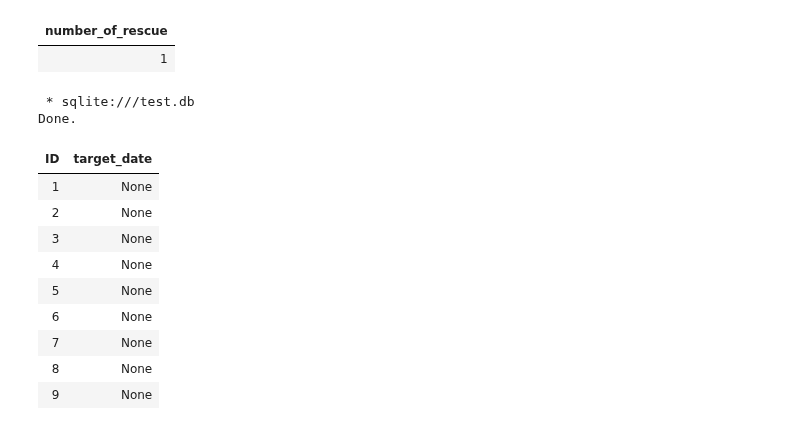
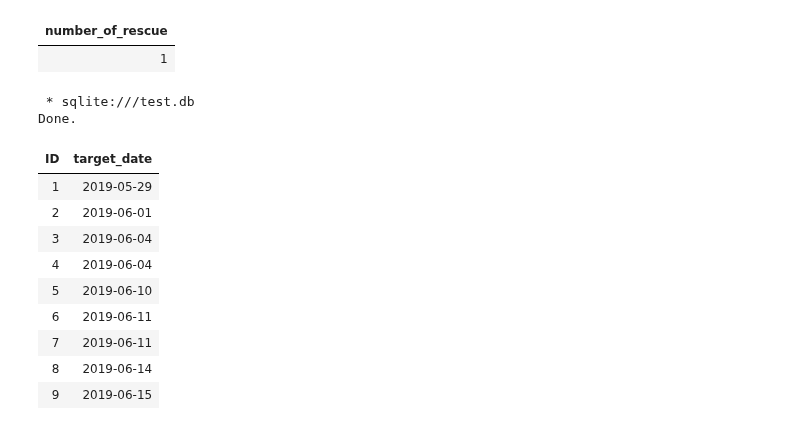
Before and after one commit to Immortal-Pi/IBMdatascience, a Jupyter notebook: Sql/BuiltInFunctions.ipynb, the cells around one changed output. Cells and saved outputs as stored; diff of their text form; code cells hidden in the pictures.

Commit message:
sql date

```diff
--- a/Sql/BuiltInFunctions.ipynb
+++ b/Sql/BuiltInFunctions.ipynb
@@ -296,17 +296,17 @@ Done.
 | 1 |
 # %%
 %%sql
-select id, strftime(rescuedate,'+1 years') as target_date from petrescue
+select id, date(rescuedate,'+1 year') as target_date from petrescue
 # %% [output]
  * sqlite:///test.db
 Done.
 | ID | target_date |
-| 1 | None |
-| 2 | None |
-| 3 | None |
-| 4 | None |
-| 5 | None |
-| 6 | None |
-| 7 | None |
-| 8 | None |
-| 9 | None |
+| 1 | 2019-05-29 |
+| 2 | 2019-06-01 |
+| 3 | 2019-06-04 |
+| 4 | 2019-06-04 |
+| 5 | 2019-06-10 |
+| 6 | 2019-06-11 |
+| 7 | 2019-06-11 |
+| 8 | 2019-06-14 |
+| 9 | 2019-06-15 |
```
Also changed, not shown: 1 other file.
